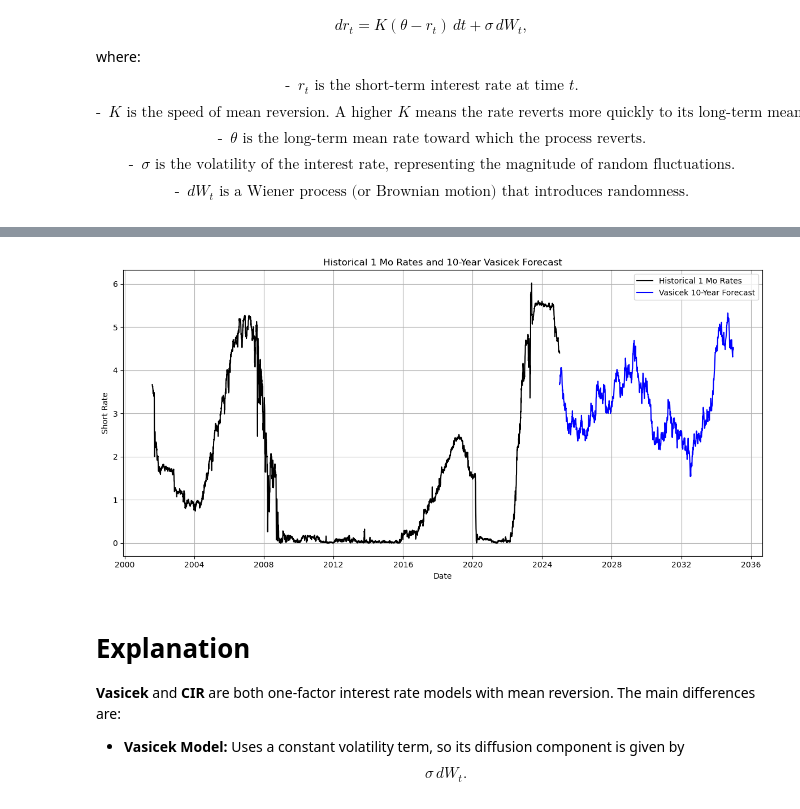
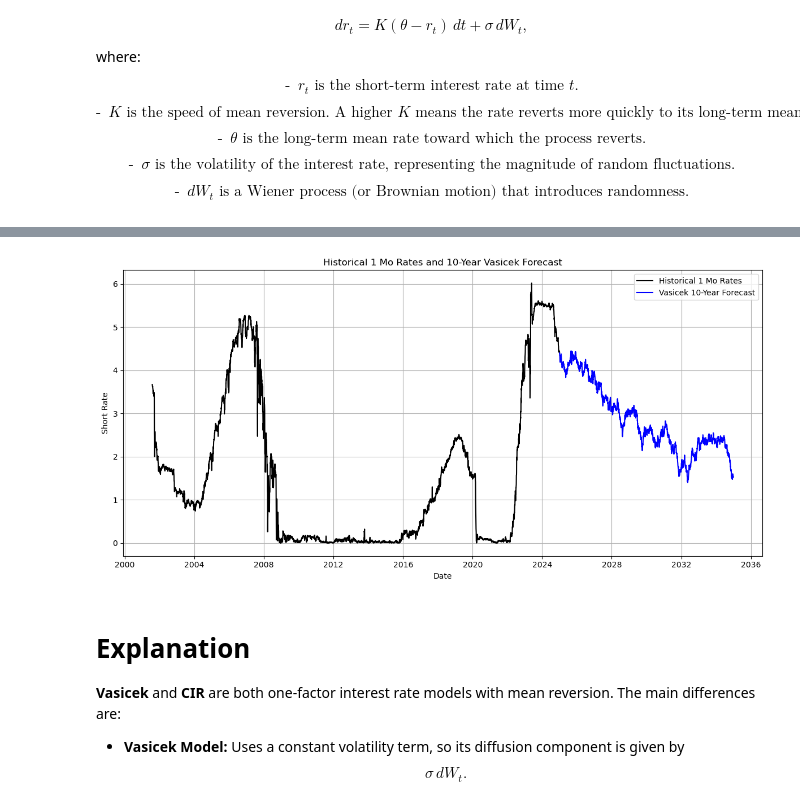
Before and after one commit to GuardsGuards/Bond-Tool-and-Interest-Rate-Estimator, a Jupyter notebook: Capital Markets & Risk/Jupyter.ipynb, the cells around one changed output, grey strips where cells are left out. Drawn from its saved outputs; the diff is of its cells as text; code cells hidden in the pictures.

```diff
--- a/Capital Markets & Risk/Jupyter.ipynb
+++ b/Capital Markets & Risk/Jupyter.ipynb
@@ -205,0 +147,28 @@ Volatility (sigma): 0.9051
+# %%
+# ===============================
+# Vasicek Model Simulation, Daily
+# ===============================
+
+# Use the same number of simulation steps and time vector as in the common calibration.
+N_vas = N
+times_vas = times
+
+# Initialize the simulation array for CIR.
+rates_vas = np.zeros(N_vas + 1)
+rates_vas[0] = r0  # Start at the most recent observed rate.
+
+# Simulate the Vasicek process using Euler–Maruyama:
+#   r(t+dt) = r(t) + K*(theta - r(t))*dt + sigma*dW
+for i in range(N_vas):
+    dW = np.random.normal(0, np.sqrt(dt))/2 # diminish random effect
+    rates_vas[i + 1] = rates_vas[i] + K * (theta - rates_vas[i]) * dt + sigma * dW
+
+plt.figure(figsize=(10, 6))
+plt.plot(times, rates_vas, label="Simulated Short Rate (Vasicek)")
+plt.xlabel("Time (years)")
+plt.ylabel("Short Rate")
+plt.title("Vasicek Model Simulation (10-Year Horizon)")
+plt.legend()
+plt.grid(True)
+plt.tight_layout()
+plt.show()
@@ -206,32 +177,26 @@ Volatility (sigma): 0.9051
 # %%
 # ===============================
-# Real plus Vasicek Forecast
+# Historical Data and Vasicek Forecast
 # ===============================
 
-last_date = df['Date'].iloc[-1]
-
-# Convert simulation "years" into calendar days (assuming 365 days/year)
-forecast_dates = [last_date + pd.Timedelta(days=t*365) for t in times]
-
 # --- Plot historical data and simulation forecast together ---
-
 plt.figure(figsize=(12, 6))
 
-# Plot historical "1 Mo" rates (black line)
+# Plot historical "1 Mo" rates (black line).
 plt.plot(df['Date'], short_rates, color='black', label="Historical 1 Mo Rates")
 
-# Plot the Vasicek 10-year simulation forecast (blue line)
-plt.plot(forecast_dates, sim_rates, color='blue', label="Vasicek 10-Year Forecast")
+# Plot the Vasicek 10-year simulation forecast (blue line).
+plt.plot(forecast_dates, rates_vas, color='blue', label="Vasicek 10-Year Forecast")
 
 plt.xlabel("Date")
 plt.ylabel("Short Rate")
 plt.title("Historical 1 Mo Rates and 10-Year Vasicek Forecast")
 plt.legend()
 plt.grid(True)
 plt.tight_layout()
 plt.show()
 # %% [output]
-[figure, old version]
+[figure, new version]
 # %% [markdown]
 # Explanation
 
```
Also changed, not shown: parts of 18 cells of this notebook.
